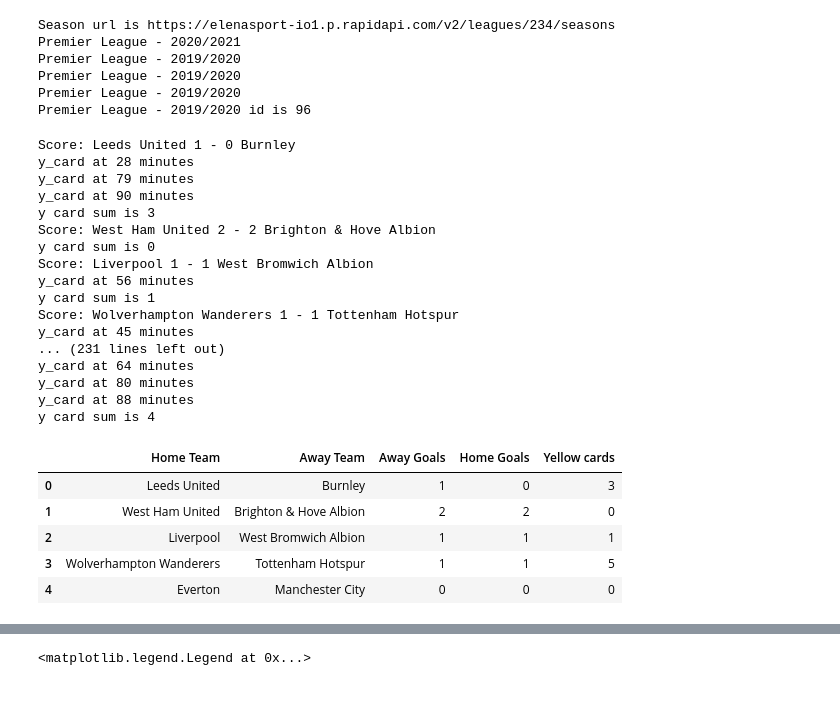
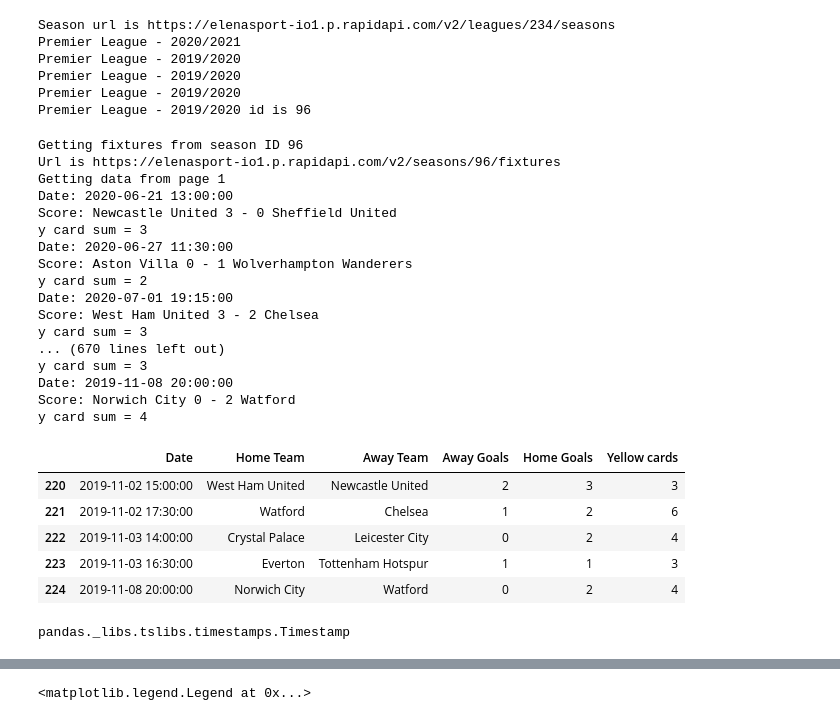
Before and after one commit to conorhamill36/FootballStats, a Jupyter notebook: FootballStats.ipynb, the cells around one changed output, grey strips where cells are left out. Cells and saved outputs as stored; diff of their text form; code cells hidden in the pictures.

Commit message:
Reading in fixture stats for each game, function to split on time working

```diff
--- a/FootballStats.ipynb
+++ b/FootballStats.ipynb
@@ -360,14 +361,18 @@ Premier League - 2019/2020
 Premier League - 2019/2020 id is 96
 # %%
 def getFixturesfromSeasonID(season_ID):
-    url = f"https://elenasport-io1.p.rapidapi.com/v2/seasons/{SeasonID}/fixtures"
+    print(f"Getting fixtures from season ID {season_ID}")
+    url = f"https://elenasport-io1.p.rapidapi.com/v2/seasons/{season_ID}/fixtures"
+    print(f"Url is {url}")
     fixtureData = []
 
-    for page_no in range(1, 3):
+    for page_no in range(1, 10):
+        print(f"Getting data from page {page_no}")
         querystring = {"page":str(page_no),"expand":"stats,events"}
         season_json = makeRequest(url, querystring)
 
         for fixture in season_json['data']:
+#             print(f"Date: {fixture['date']}")
             fixtureData.append(getFixtureStats(fixture))
 
     return fixtureData
@@ -389,32 +395,36 @@ def getFixtureStats(fixture):
 # %%
 fixtureData = getFixturesfromSeasonID(season_id)
 # %% [output]
-Score: Leeds United 1 - 0 Burnley
-y_card at 28 minutes
-y_card at 79 minutes
-y_card at 90 minutes
-y card sum is 3
-Score: West Ham United 2 - 2 Brighton & Hove Albion
-y card sum is 0
-Score: Liverpool 1 - 1 West Bromwich Albion
-y_card at 56 minutes
-y card sum is 1
-Score: Wolverhampton Wanderers 1 - 1 Tottenham Hotspur
-y_card at 45 minutes
-... (231 lines left out)
-y_card at 64 minutes
-y_card at 80 minutes
-y_card at 88 minutes
-y card sum is 4
+Getting fixtures from season ID 96
+Url is https://elenasport-io1.p.rapidapi.com/v2/seasons/96/fixtures
+Getting data from page 1
+Date: 2020-06-21 13:00:00
+Score: Newcastle United 3 - 0 Sheffield United
+y card sum = 3
+Date: 2020-06-27 11:30:00
+Score: Aston Villa 0 - 1 Wolverhampton Wanderers
+y card sum = 2
+Date: 2020-07-01 19:15:00
+Score: West Ham United 3 - 2 Chelsea
+y card sum = 3
+... (670 lines left out)
+y card sum = 3
+Date: 2019-11-08 20:00:00
+Score: Norwich City 0 - 2 Watford
+y card sum = 4
 # %%
 #Reading in fixture data to dataframe
 columns = ['Date', 'Home Team', 'Away Team', 'Away Goals', 'Home Goals', 'Yellow cards']
 fixture_df = pd.DataFrame(data=fixtureData, columns = columns)
-fixture_df.head()
+fixture_df.tail()
 # %% [output]
-|  | Home Team | Away Team | Away Goals | Home Goals | Yellow cards |
-| 0 | Leeds United | Burnley | 1 | 0 | 3 |
-| 1 | West Ham United | Brighton & Hove Albion | 2 | 2 | 0 |
-| 2 | Liverpool | West Bromwich Albion | 1 | 1 | 1 |
-| 3 | Wolverhampton Wanderers | Tottenham Hotspur | 1 | 1 | 5 |
-| 4 | Everton | Manchester City | 0 | 0 | 0 |
+|  | Date | Home Team | Away Team | Away Goals | Home Goals | Yellow cards |
+| 220 | 2019-11-02 15:00:00 | West Ham United | Newcastle United | 2 | 3 | 3 |
+| 221 | 2019-11-02 17:30:00 | Watford | Chelsea | 1 | 2 | 6 |
+| 222 | 2019-11-03 14:00:00 | Crystal Palace | Leicester City | 0 | 2 | 4 |
+| 223 | 2019-11-03 16:30:00 | Everton | Tottenham Hotspur | 1 | 1 | 3 |
+| 224 | 2019-11-08 20:00:00 | Norwich City | Watford | 0 | 2 | 4 |
+# %%
+type(fixture_df.Date[0])
+# %% [output]
+pandas._libs.tslibs.timestamps.Timestamp
```
Also changed, not shown: parts of 5 cells of this notebook.
